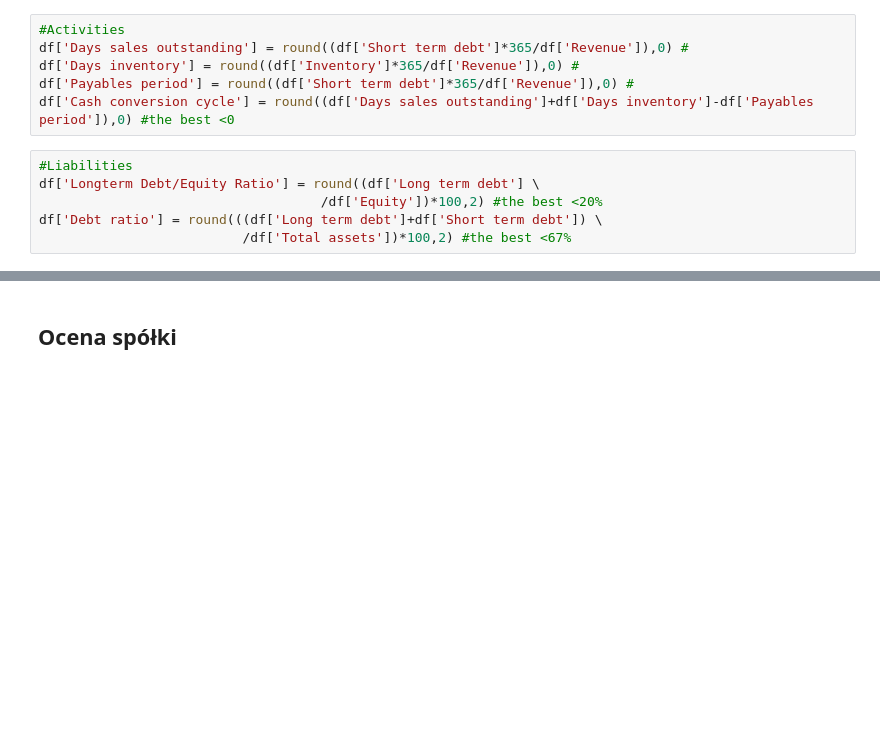
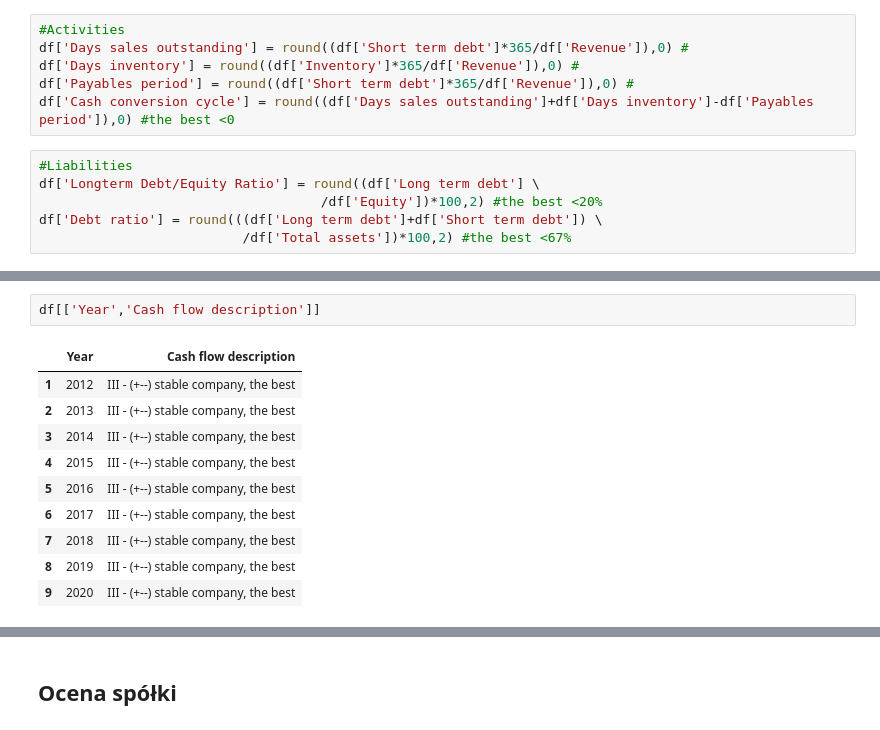
Before and after one commit to TomekSwiatek/Analiza-spolki-gieldowej, a Jupyter notebook: Analysis of Polish stocks.ipynb, the cells around one changed output, grey strips where cells are left out. Cells and saved outputs as stored; diff of their text form; blank space fills up the shorter version.

```diff
--- a/Analysis of Polish stocks.ipynb
+++ b/Analysis of Polish stocks.ipynb
@@ -382,0 +357,13 @@ df[['Stopa dywidendy','Wartość dywidendy na akcje','Zmiana wartości księgowe
+# %%
+df[['Year','Cash flow description']]
+# %% [output]
+|  | Year | Cash flow description |
+| 1 | 2012 | III - (+--) stable company, the best |
+| 2 | 2013 | III - (+--) stable company, the best |
+| 3 | 2014 | III - (+--) stable company, the best |
+| 4 | 2015 | III - (+--) stable company, the best |
+| 5 | 2016 | III - (+--) stable company, the best |
+| 6 | 2017 | III - (+--) stable company, the best |
+| 7 | 2018 | III - (+--) stable company, the best |
+| 8 | 2019 | III - (+--) stable company, the best |
+| 9 | 2020 | III - (+--) stable company, the best |
```
Also changed, not shown: parts of 17 cells of this notebook, 1 other file.
